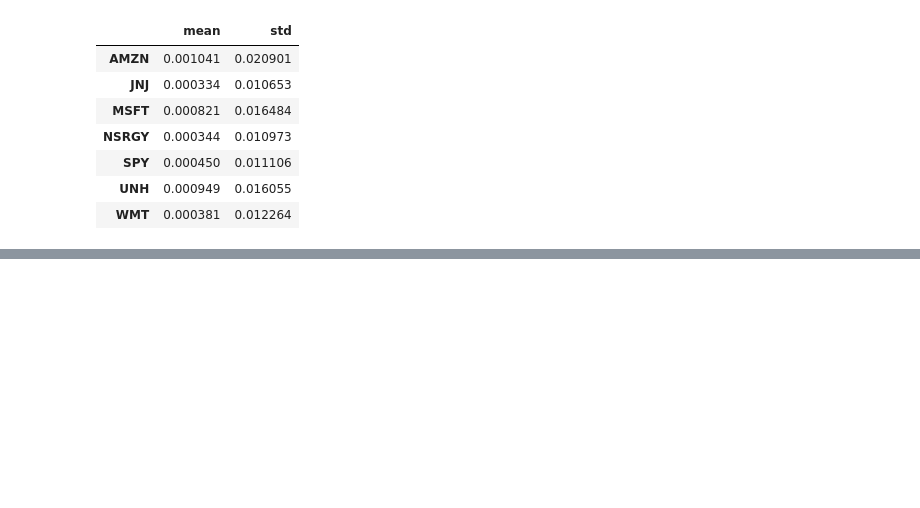
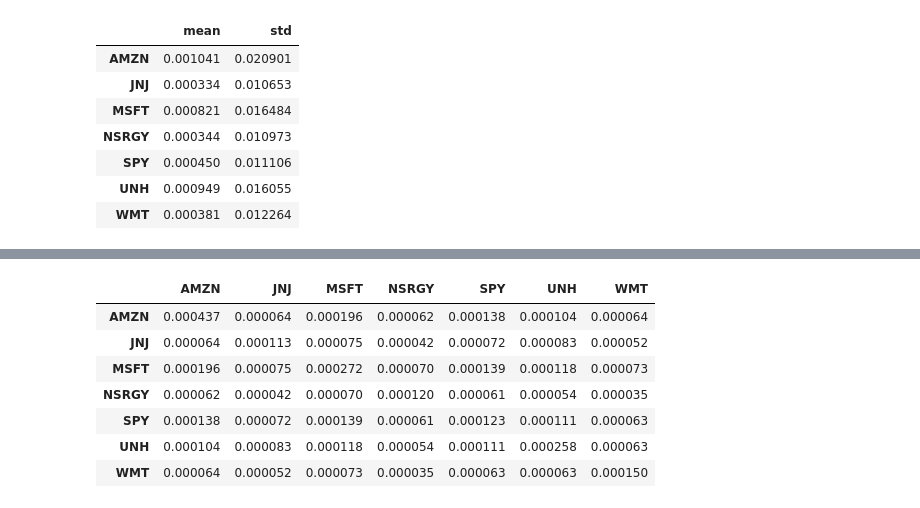
Before and after one commit to SouCode/RoboTrader, a Jupyter notebook: inMoneyTutorial.ipynb, the cells around one changed output, grey strips where cells are left out. Cells and saved outputs as stored; diff of their text form; code cells hidden in the pictures; blank space fills up the shorter version.

```diff
--- a/inMoneyTutorial.ipynb
+++ b/inMoneyTutorial.ipynb
@@ -783,0 +823,11 @@ summary
+# %%
+ret.cov()
+# %% [output]
+|  | AMZN | JNJ | MSFT | NSRGY | SPY | UNH | WMT |
+| AMZN | 0.000437 | 0.000064 | 0.000196 | 0.000062 | 0.000138 | 0.000104 | 0.000064 |
+| JNJ | 0.000064 | 0.000113 | 0.000075 | 0.000042 | 0.000072 | 0.000083 | 0.000052 |
+| MSFT | 0.000196 | 0.000075 | 0.000272 | 0.000070 | 0.000139 | 0.000118 | 0.000073 |
+| NSRGY | 0.000062 | 0.000042 | 0.000070 | 0.000120 | 0.000061 | 0.000054 | 0.000035 |
+| SPY | 0.000138 | 0.000072 | 0.000139 | 0.000061 | 0.000123 | 0.000111 | 0.000063 |
+| UNH | 0.000104 | 0.000083 | 0.000118 | 0.000054 | 0.000111 | 0.000258 | 0.000063 |
+| WMT | 0.000064 | 0.000052 | 0.000073 | 0.000035 | 0.000063 | 0.000063 | 0.000150 |
```
Also changed, not shown: parts of 9 cells of this notebook.
